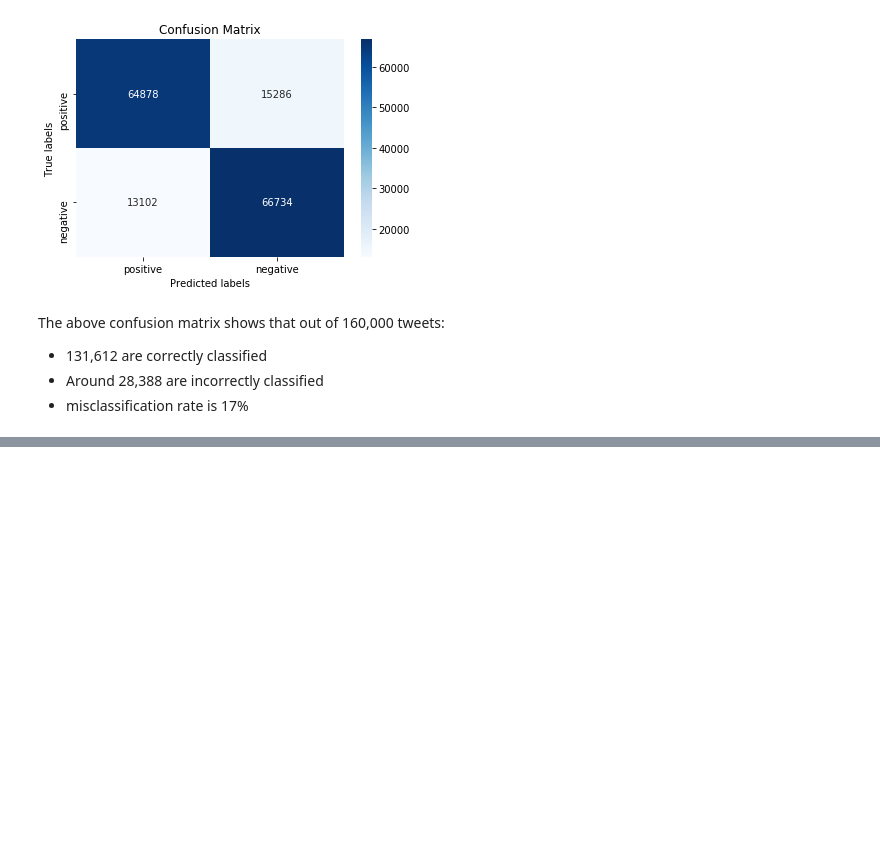
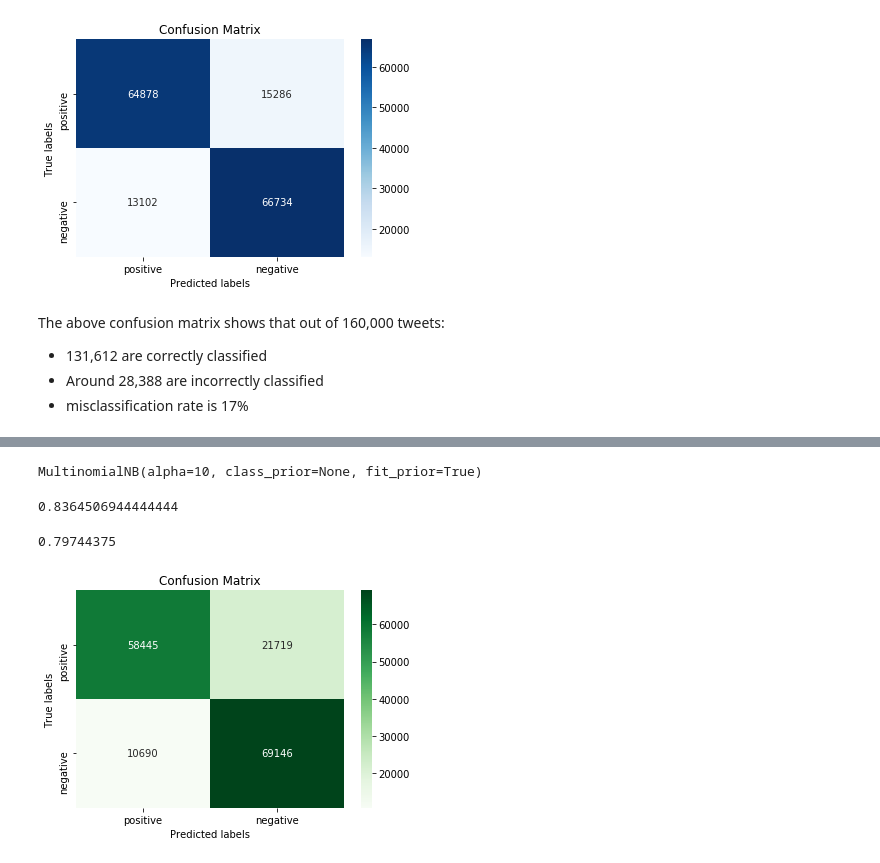
Before and after one commit to surabhik16/Twitter_Sentiment_Analysis, a Jupyter notebook: Twitter Sentiment Analysis.ipynb, the cells around one changed output, grey strips where cells are left out. Saved outputs shown, nothing was run; the diff lists cells and outputs as text; code cells hidden in the pictures; blank space fills up the shorter version.

Commit message:
Developed and evaluated Naive Bayes Model

```diff
--- a/Twitter Sentiment Analysis.ipynb
+++ b/Twitter Sentiment Analysis.ipynb
@@ -516,0 +519,28 @@ The above confusion matrix shows that out of 160,000 tweets:
+# %%
+nb = MultinomialNB(alpha = 10)  #instantiating the Naive Bayes model
+# %%
+nb.fit(X_train_dtm, y_train) # fiting the model with training data
+# %% [output]
+MultinomialNB(alpha=10, class_prior=None, fit_prior=True)
+# %%
+nb.score(X_train_dtm, y_train) # model training set evaluation
+# %% [output]
+0.8364506944444444
+# %%
+y_pred_nb = nb.predict(X_test_dtm) # predict the sentiments of test data
+# %%
+nb_outsample = nb.score(X_test_dtm, y_test) #model out of sample evaluation
+nb_outsample
+# %% [output]
+0.79744375
+# %%
+cm_nb = confusion_matrix(y_test, y_pred_nb,labels = ['POSITIVE','NEGATIVE'])
+# %%
+ax= plt.subplot()
+sns.heatmap(cm_nb, annot=True, ax = ax,cmap='Greens', fmt='g');
+# labels, title and ticks
+ax.set_xlabel('Predicted labels');ax.set_ylabel('True labels');
+ax.set_title('Confusion Matrix');
+ax.xaxis.set_ticklabels(['positive', 'negative']); ax.yaxis.set_ticklabels(['positive', 'negative']);
+# %% [output]
+[figure, added]
```
Also changed, not shown: parts of 1 cell of this notebook.
